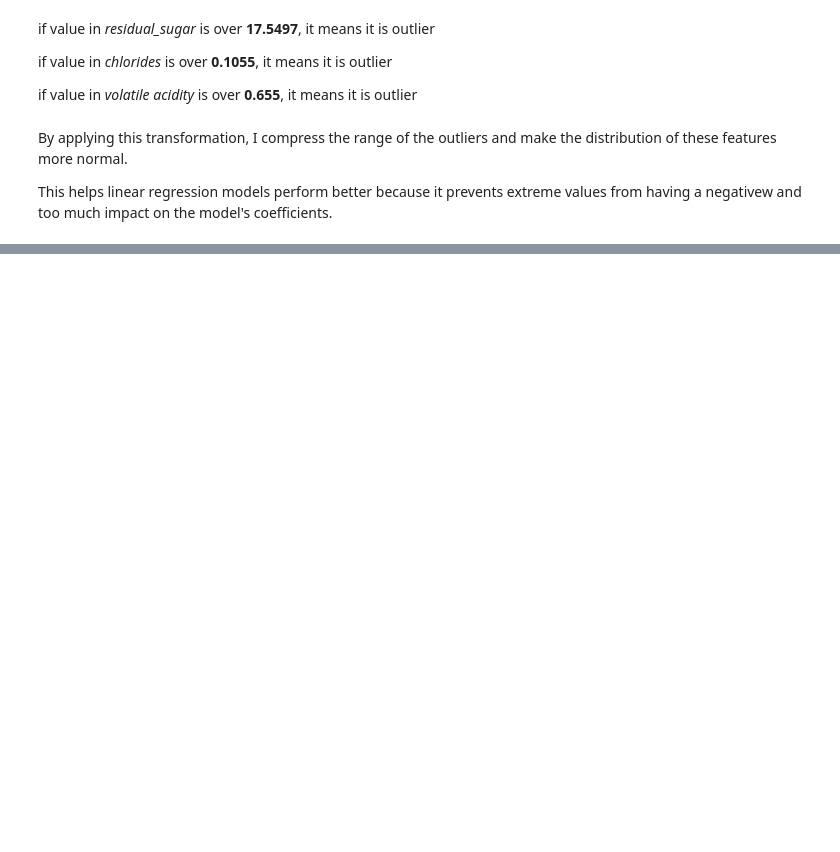
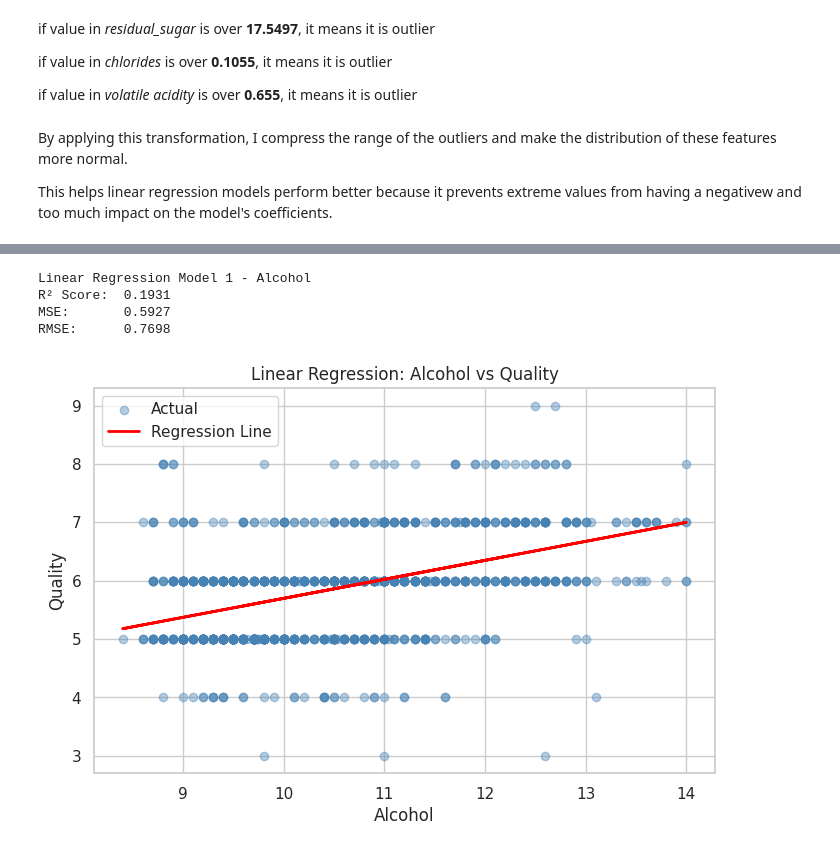
Before and after one commit to roxaaaaa/Predictive-Analytics, a Jupyter notebook: ca1.ipynb, the cells around one changed output, grey strips where cells are left out. Drawn from its saved outputs; the diff is of its cells as text; code cells hidden in the pictures; blank space fills up the shorter version.

```diff
--- a/ca1.ipynb
+++ b/ca1.ipynb
@@ -149,0 +183,5 @@ I used **.log**. This ensures the modifying process on data in place on the spec
+# %%
+df['high_quality'] = [1 if x >= 7 else 0 for x in df['quality']]
+
+print(df['high_quality'].value_counts())
+print(df['high_quality'].value_counts(normalize=True) * 100)
@@ -149,0 +201,15 @@ I used **.log**. This ensures the modifying process on data in place on the spec
+# %%
+# Define features and targets
+X = df.drop(columns=['quality', 'high_quality'])
+y_regression = df['quality']
+y_classification = df['high_quality']
+# %%
+from sklearn.model_selection import train_test_split
+
+# For Regression
+X_train, X_test, y_train, y_test = train_test_split(
+    X, y_regression, test_size=0.2, random_state=42)
+
+# For Logistic Regression
+X_train_cls, X_test_cls, y_train_cls, y_test_cls = train_test_split(
+    X, y_classification, test_size=0.2, random_state=42)
@@ -149,0 +242,40 @@ I used **.log**. This ensures the modifying process on data in place on the spec
+# %%
+from sklearn.linear_model import LinearRegression
+from sklearn.metrics import mean_squared_error, r2_score
+
+# Select single feature
+X_train_lr = X_train[['alcohol']]
+X_test_lr = X_test[['alcohol']]
+
+# Train model
+lr_model1 = LinearRegression()
+lr_model1.fit(X_train_lr, y_train)
+
+# Predict
+y_pred_lr1 = lr_model1.predict(X_test_lr)
+
+# Metrics
+r2 = r2_score(y_test, y_pred_lr1)
+mse = mean_squared_error(y_test, y_pred_lr1)
+rmse = np.sqrt(mse)
+
+print("Linear Regression Model 1 - Alcohol")
+print(f"R² Score:  {r2:.4f}")
+print(f"MSE:       {mse:.4f}")
+print(f"RMSE:      {rmse:.4f}")
+
+# Plot
+plt.figure(figsize=(8, 5))
+plt.scatter(X_test_lr, y_test, color='steelblue', alpha=0.4, label='Actual')
+plt.plot(X_test_lr, y_pred_lr1, color='red', linewidth=2, label='Regression Line')
+plt.xlabel('Alcohol')
+plt.ylabel('Quality')
+plt.title('Linear Regression: Alcohol vs Quality')
+plt.legend()
+plt.show()
+# %% [output]
+Linear Regression Model 1 - Alcohol
+R² Score:  0.1931
+MSE:       0.5927
+RMSE:      0.7698
+[figure, added]
```
Also changed, not shown: parts of 33 cells of this notebook.
